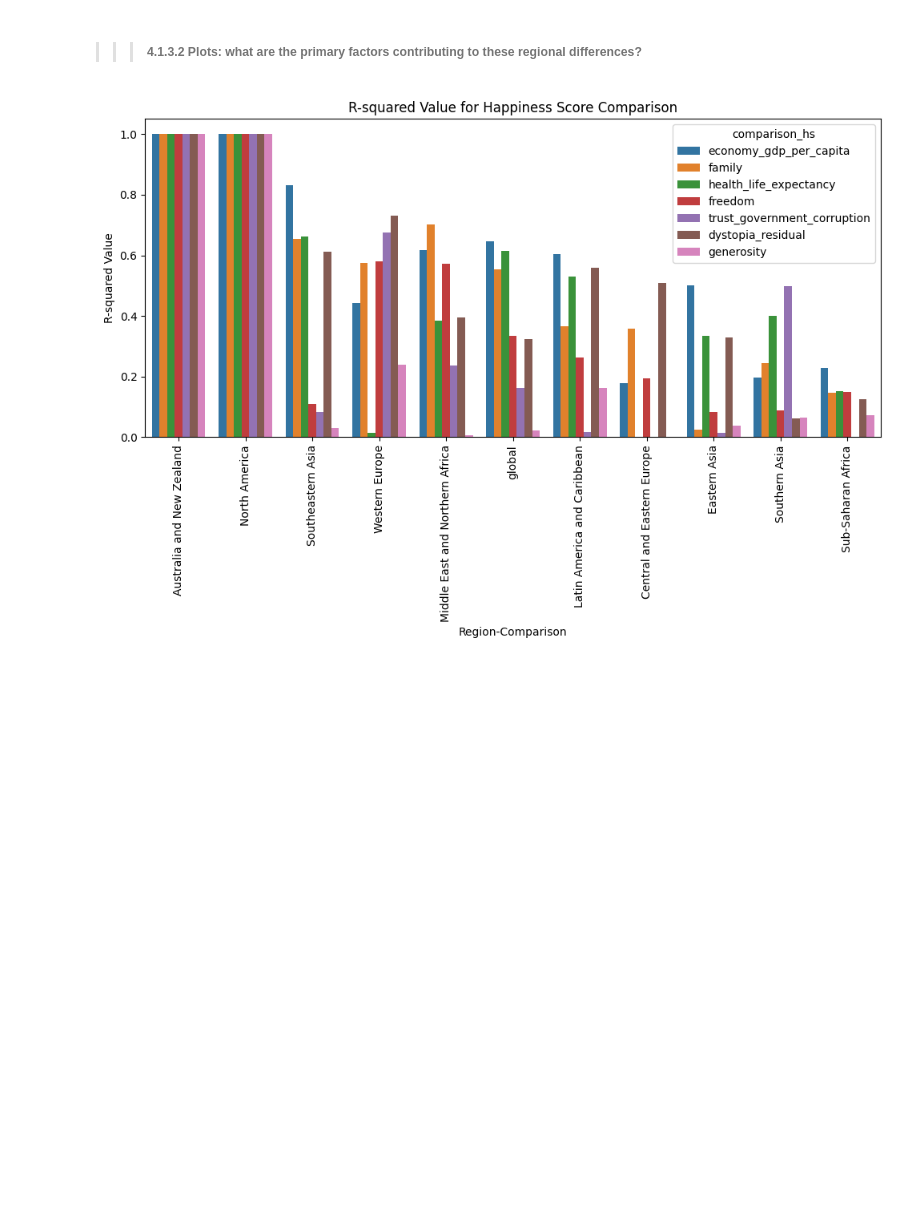
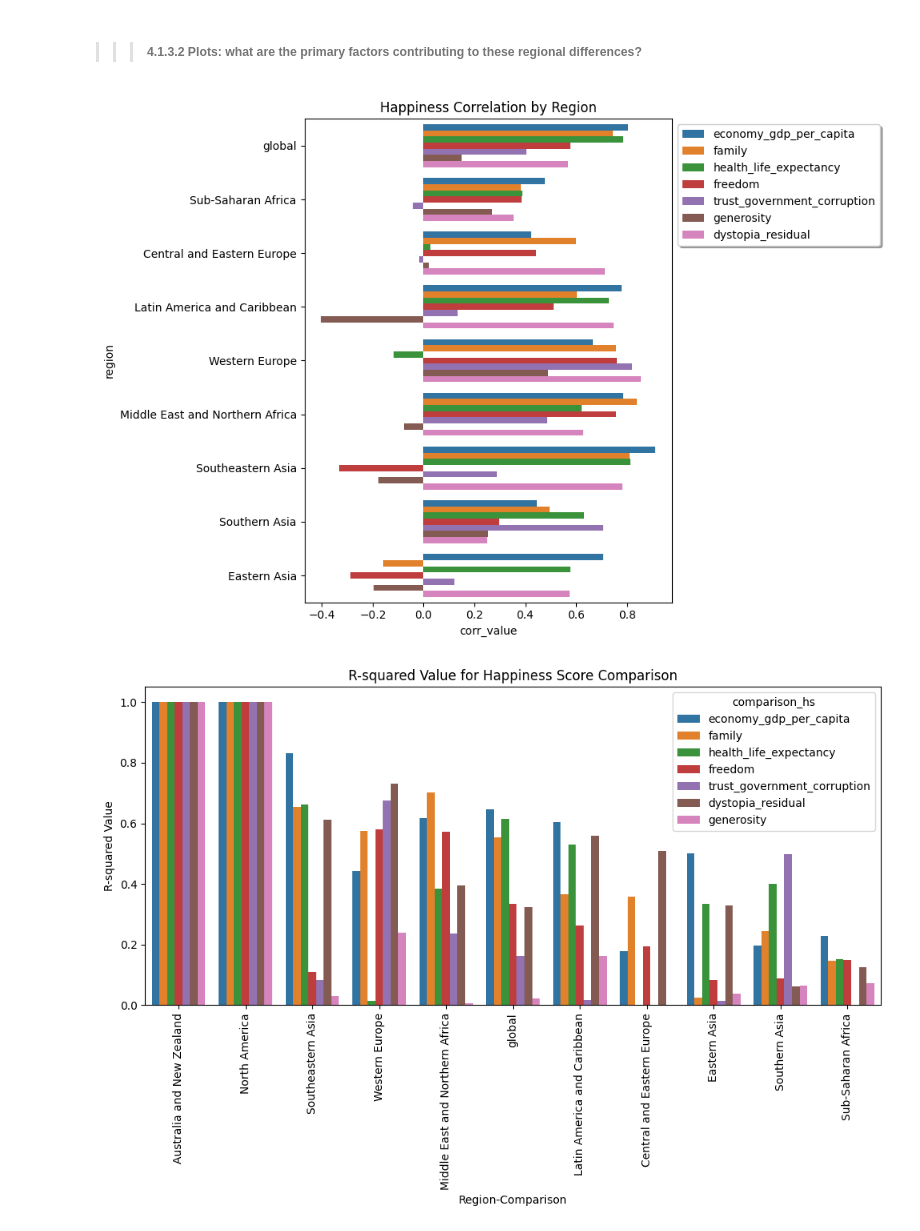
Before and after one commit to 0tv0renakniga/dsc_207_mini_project, a Jupyter notebook: mini_project.ipynb, the cells around one changed output. Drawn from its saved outputs; the diff is of its cells as text; code cells hidden in the pictures; blank space fills up the shorter version.

Commit message:
plot for q1

```diff
--- a/mini_project.ipynb
+++ b/mini_project.ipynb
@@ -315,7 +315,13 @@ def get_happiness_score_corr(comparison_df):
 
     df_hs_corr = pd.concat(corr_list)
     return(df_hs_corr)
+# get happines score correlation to other numeric variables globally and by region
+df_hs_corr = get_happiness_score_corr(happiness_score_comparison)
 
-df_hs_corr = get_happiness_score_corr(happiness_score_comparison)
-print(df.region.value_counts())
+# drop regions with two points or less as correlation between two points statistically meaningless
+# drop Australia and New Zealand and North America
+df_hs_corr = df_hs_corr[~df_hs_corr.isin(['Australia and New Zealand','North America'])].dropna()
+
+# transform dataframe for plotting
+df_hs_corr = df_hs_corr.melt(id_vars=['region'],var_name='numeric_variable',value_name='corr_value')
 # %% [output]
@@ -426,6 +336,14 @@ LinAlgError: SVD did not converge in Linear Least Squares
 >>> - A bar plot is a good visualization for comparing values for each catagory.
 # %% [markdown]
 >>> ##### 4.1.3.2 Plots: what are the primary factors contributing to these regional differences?
+# %%
+fig2, axes2 = plt.subplots(1,1)
+sns.barplot(data=df_hs_corr,ax=axes2, y='region', x='corr_value', hue='numeric_variable')
+axes2.legend( bbox_to_anchor=(1, 1), fancybox=True, shadow=True)
+axes2.set_title('Happiness Correlation by Region')
+fig2.tight_layout()
+# %% [output]
+[figure, added]
 # %%
 fig2, ax2 = plt.subplots(1,1)
 fig3, ax3 = plt.subplots(1,1)
```
Also changed, not shown: parts of 2 cells of this notebook.
